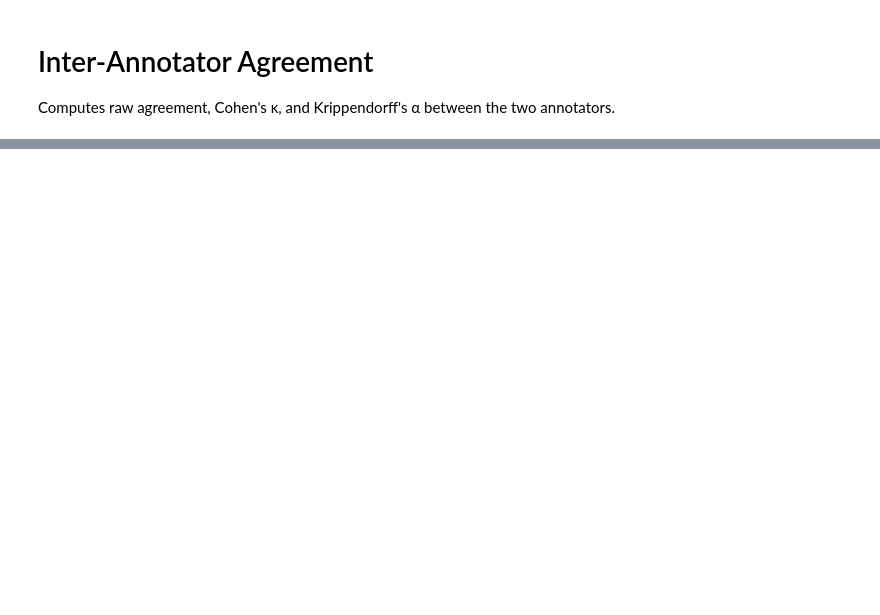
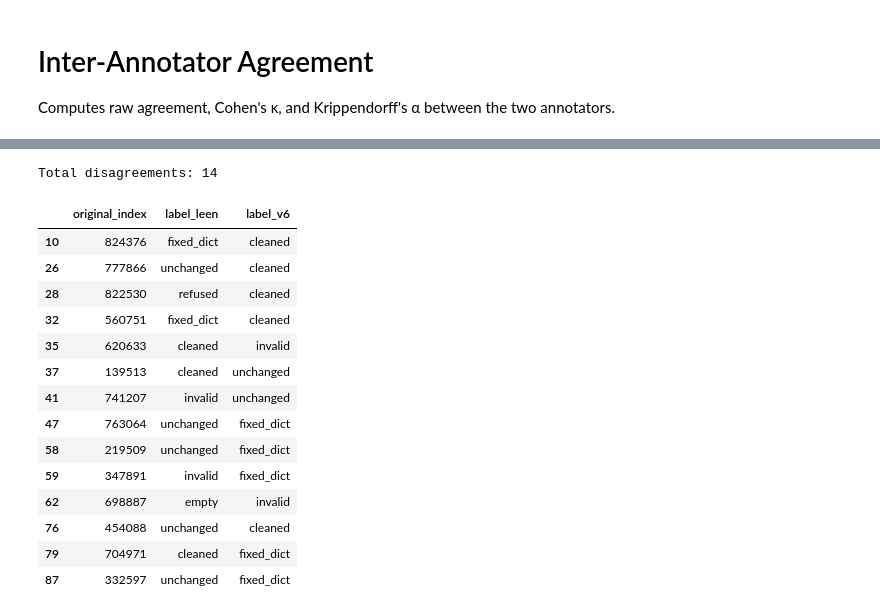
Before and after one commit to CSHVienna/LLMScholar-Personas, a Jupyter notebook: code/notebooks/inter_annotator_agreement.ipynb, the cells around one changed output, grey strips where cells are left out. Saved outputs shown, nothing was run; the diff lists cells and outputs as text; code cells hidden in the pictures; blank space fills up the shorter version.

```diff
--- a/code/notebooks/inter_annotator_agreement.ipynb
+++ b/code/notebooks/inter_annotator_agreement.ipynb
@@ -63,4 +90,21 @@ plt.show()
 # %%
-disagreements = df[df["label_leen"] != df["label_v5"]].copy()
+disagreements = df[df["label_leen"] != df["label_v6"]].copy()
 print(f"Total disagreements: {len(disagreements)}")
-disagreements[["original_index", "label_leen", "label_v5"]]
+disagreements[["original_index", "label_leen", "label_v6"]]
+# %% [output]
+Total disagreements: 14
+|  | original_index | label_leen | label_v6 |
+| 10 | 824376 | fixed_dict | cleaned |
+| 26 | 777866 | unchanged | cleaned |
+| 28 | 822530 | refused | cleaned |
+| 32 | 560751 | fixed_dict | cleaned |
+| 35 | 620633 | cleaned | invalid |
+| 37 | 139513 | cleaned | unchanged |
+| 41 | 741207 | invalid | unchanged |
+| 47 | 763064 | unchanged | fixed_dict |
+| 58 | 219509 | unchanged | fixed_dict |
+| 59 | 347891 | invalid | fixed_dict |
+| 62 | 698887 | empty | invalid |
+| 76 | 454088 | unchanged | cleaned |
+| 79 | 704971 | cleaned | fixed_dict |
+| 87 | 332597 | unchanged | fixed_dict |
```
Also changed, not shown: parts of 3 cells of this notebook, 5 other files.
